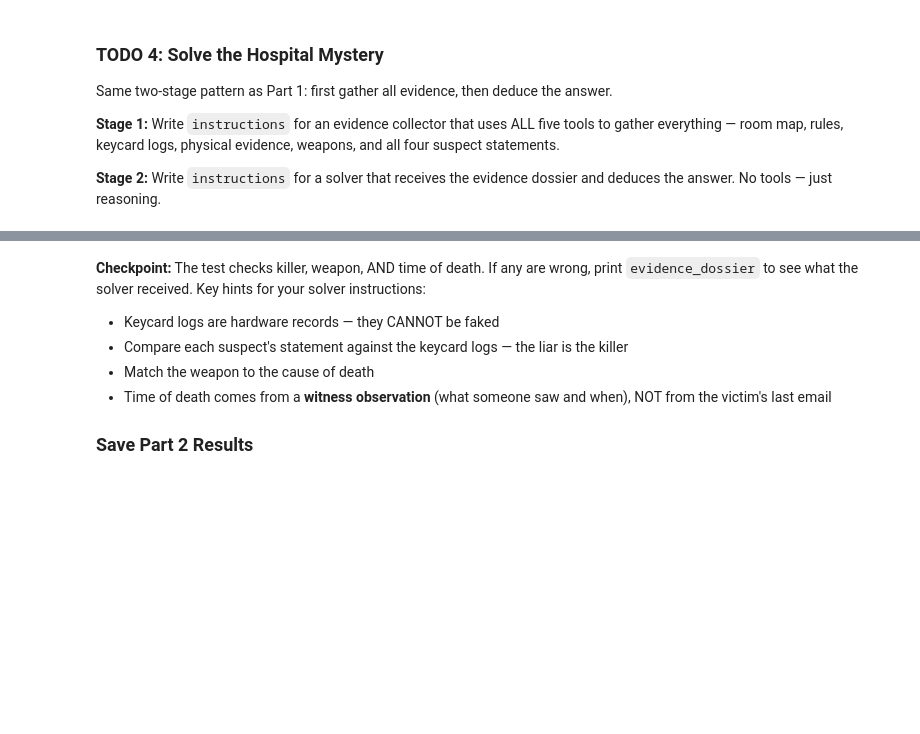
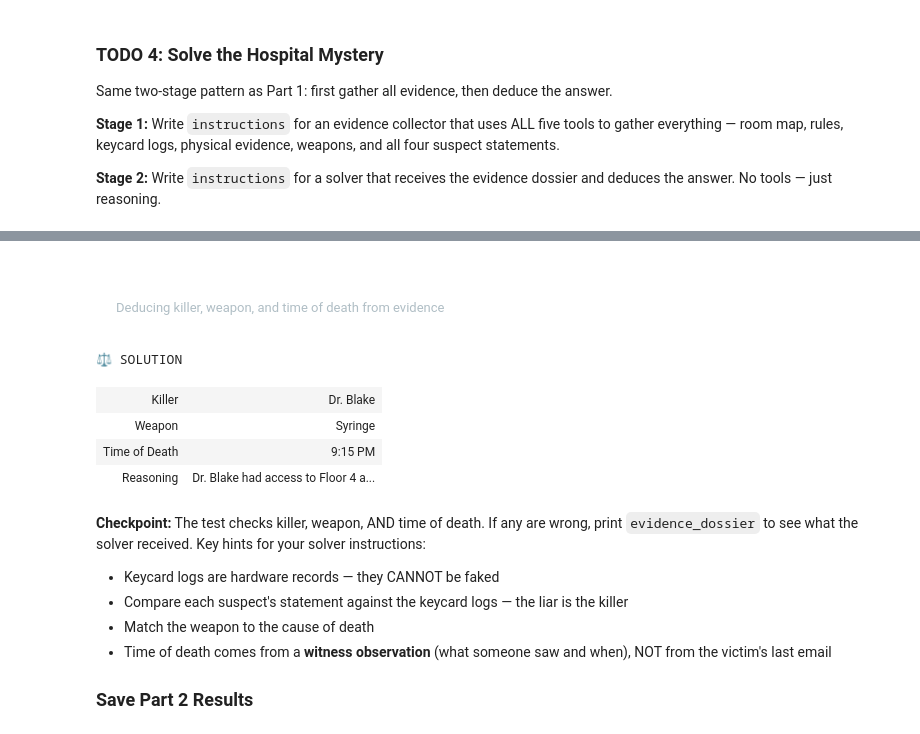
Before and after one commit to UCSF-DataSci/08-secret-agent-man-jack-neary, a Jupyter notebook: assignment.ipynb, the cells around one changed output, grey strips where cells are left out. Cells and saved outputs as stored; diff of their text form; code cells hidden in the pictures; blank space fills up the shorter version.

```diff
--- a/assignment.ipynb
+++ b/assignment.ipynb
@@ -481,21 +684,55 @@ solver = Agent(
     name="Forensic Analyst",
     model=AGENTS_MODEL,
     model_settings=SETTINGS,
-    instructions="",  # TODO: Write your instructions here
+    instructions="""You are a forensic analyst solving the murder of Dr. Eleanor Voss at St. Mercy Hospital. You must deduce three things: the killer, the weapon, and the time of death.
+
+Follow this systematic reasoning process:
+
+STEP 1 — Establish the rules: Read the investigation rules carefully. These are logical constraints that must all be satisfied by your solution.
+
+STEP 2 — Analyze keycard logs: Keycard access logs are HARDWARE RECORDS and CANNOT be faked or tampered with. They are ground truth for who was where and when.
+
+STEP 3 — Find the liar: Compare each suspect's statement against the keycard logs. If a suspect's statement contradicts what the keycard logs show, that suspect is LYING. The suspect whose statement is contradicted by the keycard logs is the killer.
+
+STEP 4 — Determine the weapon: Match the available weapons against the victim's cause of death. The weapon must be consistent with how Dr. Voss died and the physical evidence found.
+
+STEP 5 — Determine time of death:
+CRITICAL: A timestamp showing the victim was still ALIVE (e.g., drafting an email) is NOT the time of death — it is the last-known-alive time. The time of death must be LATER than any evidence of the victim being alive. Cross-reference three sources:
+  (a) The killer's keycard entry to the victim's floor (when they arrived)
+  (b) Witness observations of someone near the victim's room (when the killing occurred)
+  (c) The killer's keycard return to their original location (when they left)
+The time of death is when the witness SAW someone at the victim's door, not when the victim was last active.
+
+STEP 6 — Verify: Check that your solution satisfies ALL investigation rules. The time of death MUST be after 9:15 PM (victim was alive then) and must align with a direct witness sighting. If any rule is violated, revise.
+
+Provide your final answer with:
+- killer: The full name of the murderer
+- weapon: The specific murder weapon
+- time_of_death: The specific time (from witness observation)
+- reasoning: A clear chain of logic showing how the evidence proves your conclusion""",
     output_type=PuzzleSolution,
 )
 
 # Uncomment to run your agent:
-# solve_result = await Runner.run(solver, f"Analyze this evidence and solve the murder:\n\n{evidence_dossier}", max_turns=3)
-# solution = solve_result.final_output
+solve_result = await Runner.run(solver, f"Analyze this evidence and solve the murder:\n\n{evidence_dossier}", max_turns=3)
+solution = solve_result.final_output
+# %% [output]
+STAGE 2 Forensic Analysis
+Deducing killer, weapon, and time of death from evidence
 # %%
 # Uncomment to see the verdict:
-# display_verdict("SOLUTION", {
-#     "Killer": solution.killer,
-#     "Weapon": solution.weapon,
-#     "Time of Death": solution.time_of_death,
-#     "Reasoning": solution.reasoning,
-# })
+display_verdict("SOLUTION", {
+     "Killer": solution.killer,
+     "Weapon": solution.weapon,
+     "Time of Death": solution.time_of_death,
+     "Reasoning": solution.reasoning,
+ })
+# %% [output]
+⚖ SOLUTION
+| Killer | Dr. Blake |
+| Weapon | Syringe |
+| Time of Death | 9:15 PM |
+| Reasoning | Dr. Blake had access to Floor 4 a... |
 # %% [markdown]
 **Checkpoint:** The test checks killer, weapon, AND time of death. If any are wrong, print `evidence_dossier` to see what the solver received. Key hints for your solver instructions:
 - Keycard logs are hardware records — they CANNOT be faked
```
Also changed, not shown: parts of 19 cells of this notebook, 2 other files.
